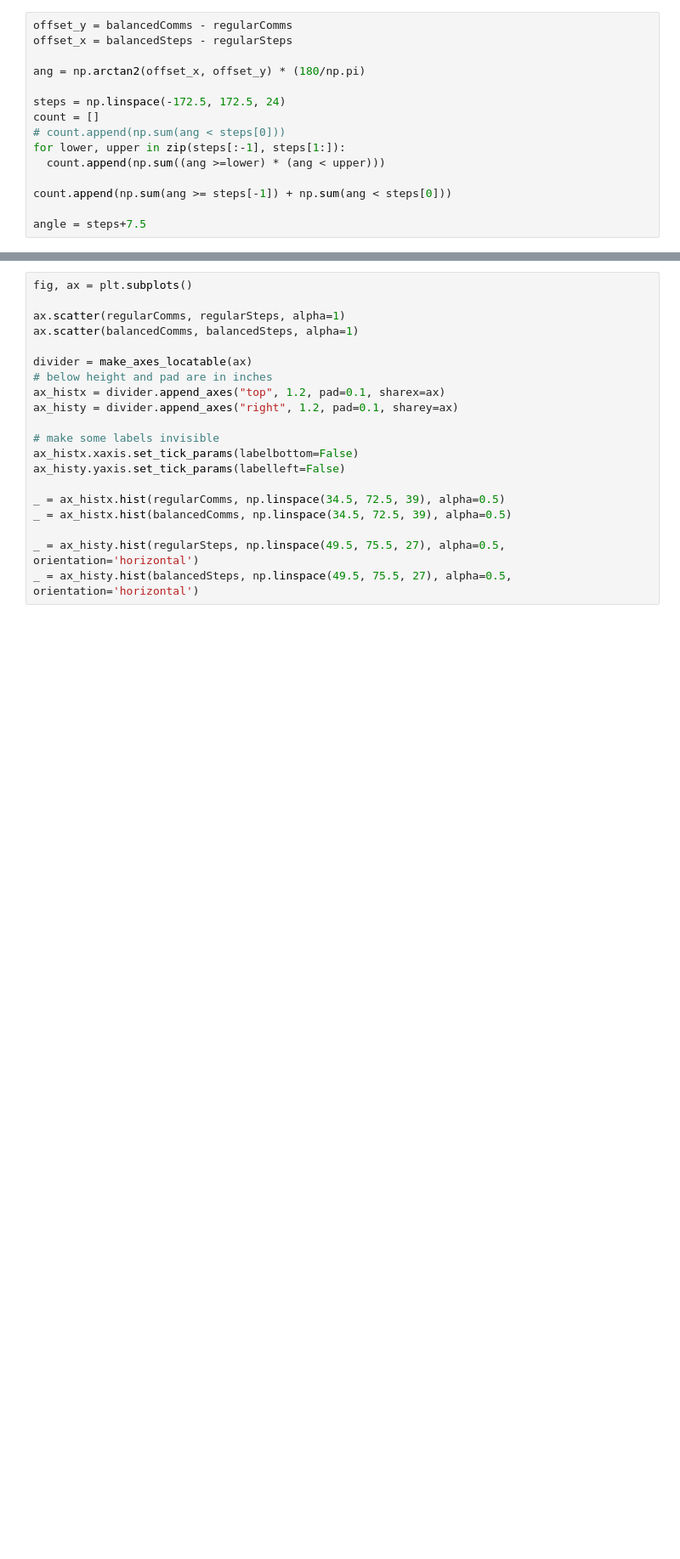
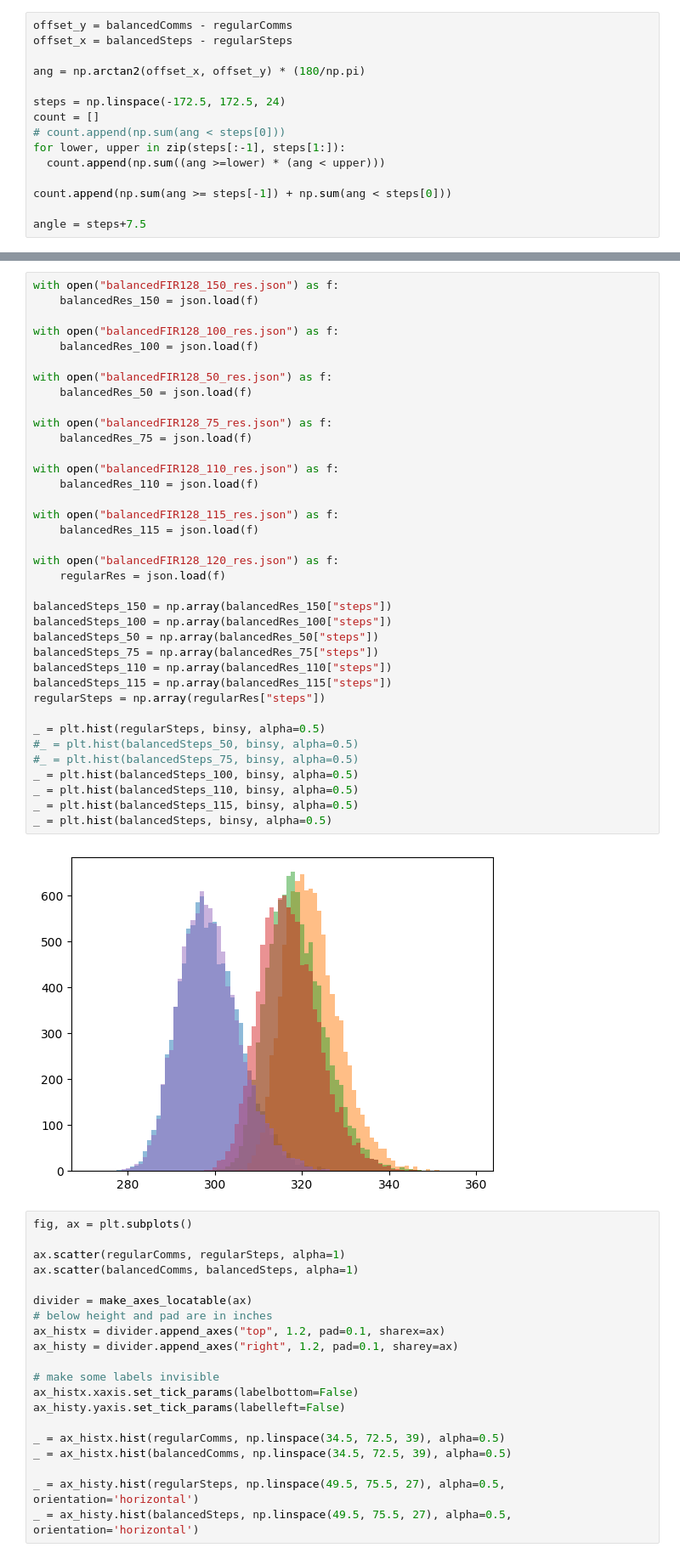
Before and after one commit to ruich95/SynQ, a Jupyter notebook: src/python/vizProfile.ipynb, the cells around one changed output, grey strips where cells are left out. Shown at 85% size. Cells and saved outputs as stored; diff of their text form; blank space fills up the shorter version.

```diff
--- a/src/python/vizProfile.ipynb
+++ b/src/python/vizProfile.ipynb
@@ -98,3 +126,42 @@ _ = axs["transDir"].bar((angle*(np.pi/180)), count, width=np.pi/12+0.01, color=d
+# %%
+with open("balancedFIR128_150_res.json") as f:
+    balancedRes_150 = json.load(f)
+
+with open("balancedFIR128_100_res.json") as f:
+    balancedRes_100 = json.load(f)
+
+with open("balancedFIR128_50_res.json") as f:
+    balancedRes_50 = json.load(f)
+
+with open("balancedFIR128_75_res.json") as f:
+    balancedRes_75 = json.load(f)
+
+with open("balancedFIR128_110_res.json") as f:
+    balancedRes_110 = json.load(f)
+
+with open("balancedFIR128_115_res.json") as f:
+    balancedRes_115 = json.load(f)
+
+with open("balancedFIR128_120_res.json") as f:
+    regularRes = json.load(f)
+
+balancedSteps_150 = np.array(balancedRes_150["steps"])
+balancedSteps_100 = np.array(balancedRes_100["steps"])
+balancedSteps_50 = np.array(balancedRes_50["steps"])
+balancedSteps_75 = np.array(balancedRes_75["steps"])
+balancedSteps_110 = np.array(balancedRes_110["steps"])
+balancedSteps_115 = np.array(balancedRes_115["steps"])
+regularSteps = np.array(regularRes["steps"])
+
+_ = plt.hist(regularSteps, binsy, alpha=0.5)
+#_ = plt.hist(balancedSteps_50, binsy, alpha=0.5)
+#_ = plt.hist(balancedSteps_75, binsy, alpha=0.5)
+_ = plt.hist(balancedSteps_100, binsy, alpha=0.5)
+_ = plt.hist(balancedSteps_110, binsy, alpha=0.5)
+_ = plt.hist(balancedSteps_115, binsy, alpha=0.5)
+_ = plt.hist(balancedSteps, binsy, alpha=0.5)
+# %% [output]
+[figure, added]
 # %%
 fig, ax = plt.subplots()
 
```
Also changed, not shown: parts of 3 cells of this notebook, 4 other files.
